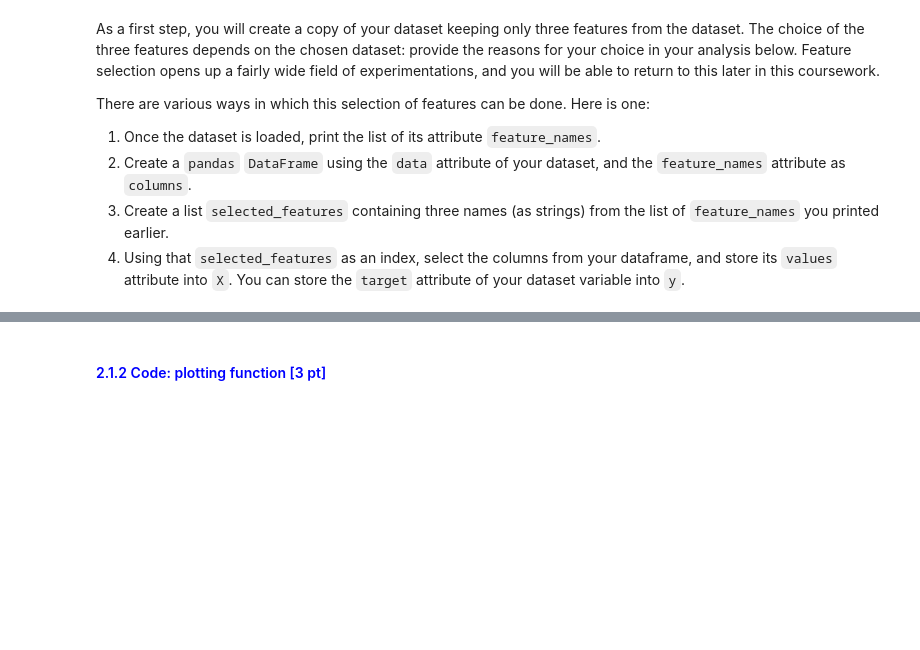
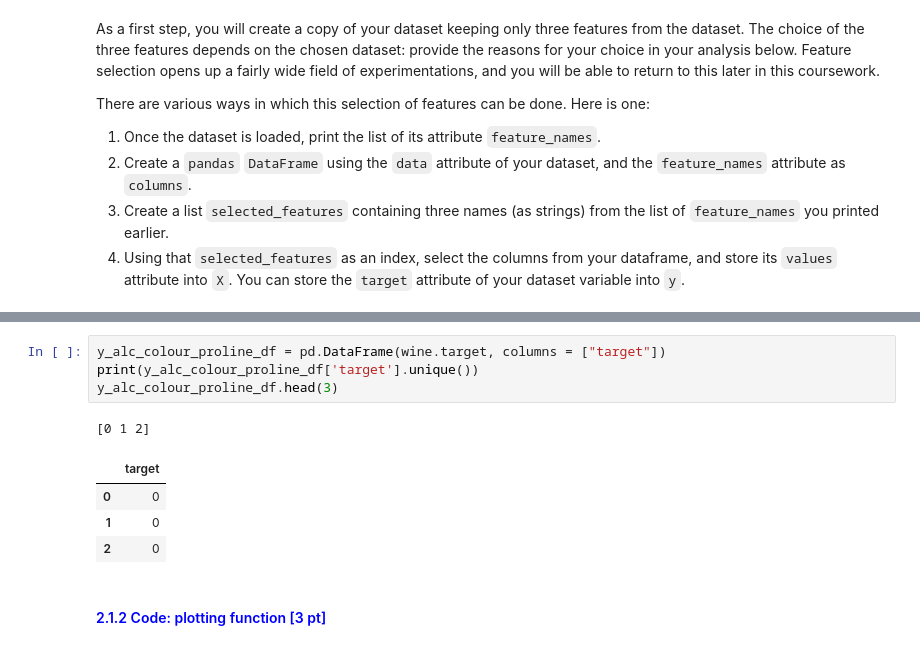
Before and after one commit to TheKusz/ML_DSM040-2025-APR, a Jupyter notebook: CW 1/DSM040-CW1.ipynb, the cells around one changed output, grey strips where cells are left out. Drawn from its saved outputs; the diff is of its cells as text; blank space fills up the shorter version.

```diff
--- a/CW 1/DSM040-CW1.ipynb
+++ b/CW 1/DSM040-CW1.ipynb
@@ -85,3 +164,13 @@ There are various ways in which this selection of features can be done. Here is
+# %%
+y_alc_colour_proline_df = pd.DataFrame(wine.target, columns = ["target"])
+print(y_alc_colour_proline_df['target'].unique())
+y_alc_colour_proline_df.head(3)
+# %% [output]
+[0 1 2]
+|  | target |
+| 0 | 0 |
+| 1 | 0 |
+| 2 | 0 |
 # %% [markdown]
 #### <font color='blue'>2.1.2 Code: plotting function [3 pt]</font>
 # %% [markdown]
```
Also changed, not shown: parts of 15 cells of this notebook.
